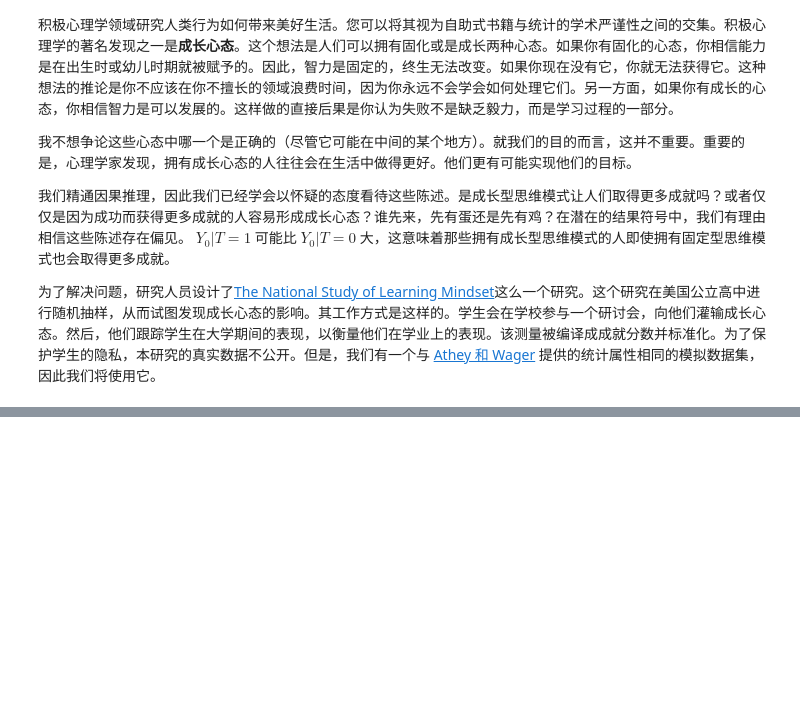
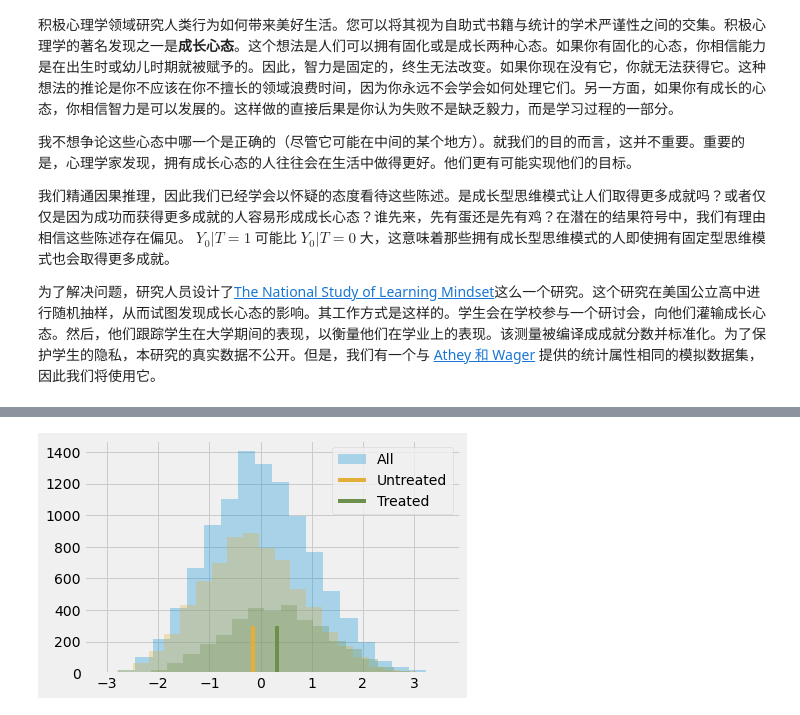
Before and after one commit to xieliaing/CausalInferenceIntro, a Jupyter notebook: chapters/11 第十一章 倾向得分.ipynb, the cells around one changed output, grey strips where cells are left out. Cells and saved outputs as stored; diff of their text form; code cells hidden in the pictures; blank space fills up the shorter version.

```diff
--- a/chapters/11 第十一章 倾向得分.ipynb
+++ b/chapters/11 第十一章 倾向得分.ipynb
@@ -10,3 +10,21 @@
 我们精通因果推理，因此我们已经学会以怀疑的态度看待这些陈述。是成长型思维模式让人们取得更多成就吗？或者仅仅是因为成功而获得更多成就的人容易形成成长心态？谁先来，先有蛋还是先有鸡？在潜在的结果符号中，我们有理由相信这些陈述存在偏见。 \\(Y_0|T=1\\) 可能比 \\(Y_0|T=0\\) 大，这意味着那些拥有成长型思维模式的人即使拥有固定型思维模式也会取得更多成就。
 
 为了解决问题，研究人员设计了[The National Study of Learning Mindset](https://mindsetscholarsnetwork.org/about-the-network/current-initatives/national-mindset-study/#)这么一个研究。这个研究在美国公立高中进行随机抽样，从而试图发现成长心态的影响。其工作方式是这样的。学生会在学校参与一个研讨会，向他们灌输成长心态。然后，他们跟踪学生在大学期间的表现，以衡量他们在学业上的表现。该测量被编译成成就分数并标准化。为了保护学生的隐私，本研究的真实数据不公开。但是，我们有一个与 [Athey 和 Wager](https://arxiv.org/pdf/1902.07409.pdf) 提供的统计属性相同的模拟数据集，因此我们将使用它。
+# %%
+import warnings
+warnings.filterwarnings('ignore')
+
+import pandas as pd
+import numpy as np
+from matplotlib import style
+from matplotlib import pyplot as plt
+import seaborn as sns
+import statsmodels.formula.api as smf
+from causalinference import CausalModel
+
+import graphviz as gr
+
+%matplotlib inline
+
+style.use("fivethirtyeight")
+pd.set_option("display.max_columns", 6)
@@ -12,0 +45,3 @@
+# %%
+data = pd.read_csv("./data/learning_mindset.csv")
+data.sample(5, random_state=5)
@@ -12,0 +82,9 @@
+# %%
+plt.hist(data["achievement_score"], bins=20, alpha=0.3, label="All")
+plt.hist(data.query("intervention==0")["achievement_score"], bins=20, alpha=0.3, color="C2")
+plt.hist(data.query("intervention==1")["achievement_score"], bins=20, alpha=0.3, color="C3")
+plt.vlines(-0.1538, 0, 300, label="Untreated", color="C2")
+plt.vlines(-0.1538+0.4723, 0, 300, label="Treated", color="C3")
+plt.legend();
+# %% [output]
+[figure, added]
```
Also changed, not shown: parts of 39 cells of this notebook.
